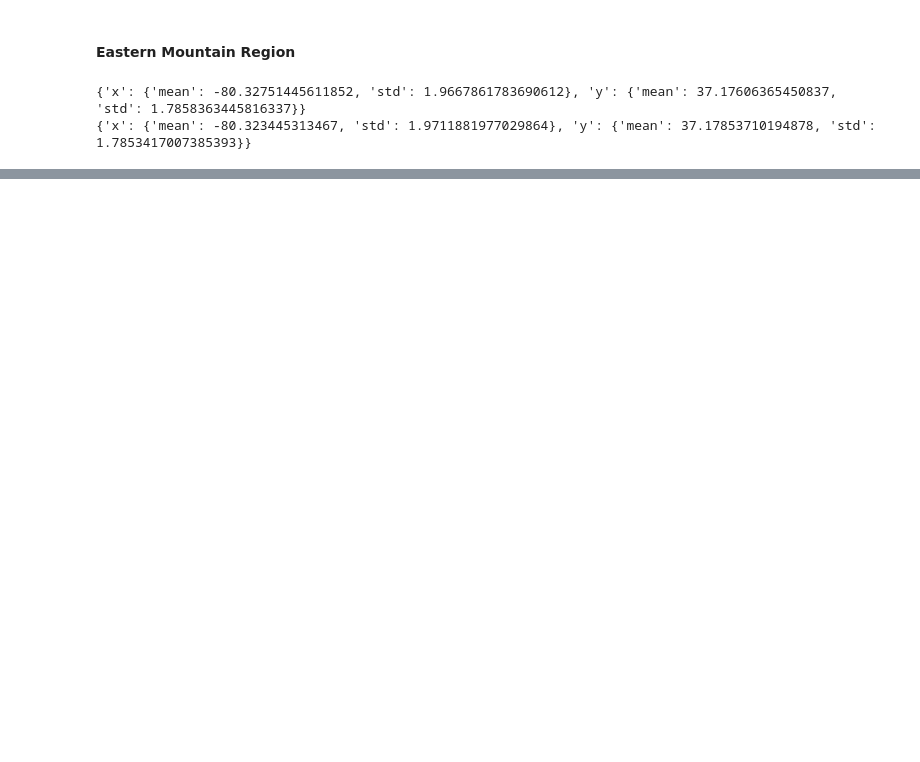
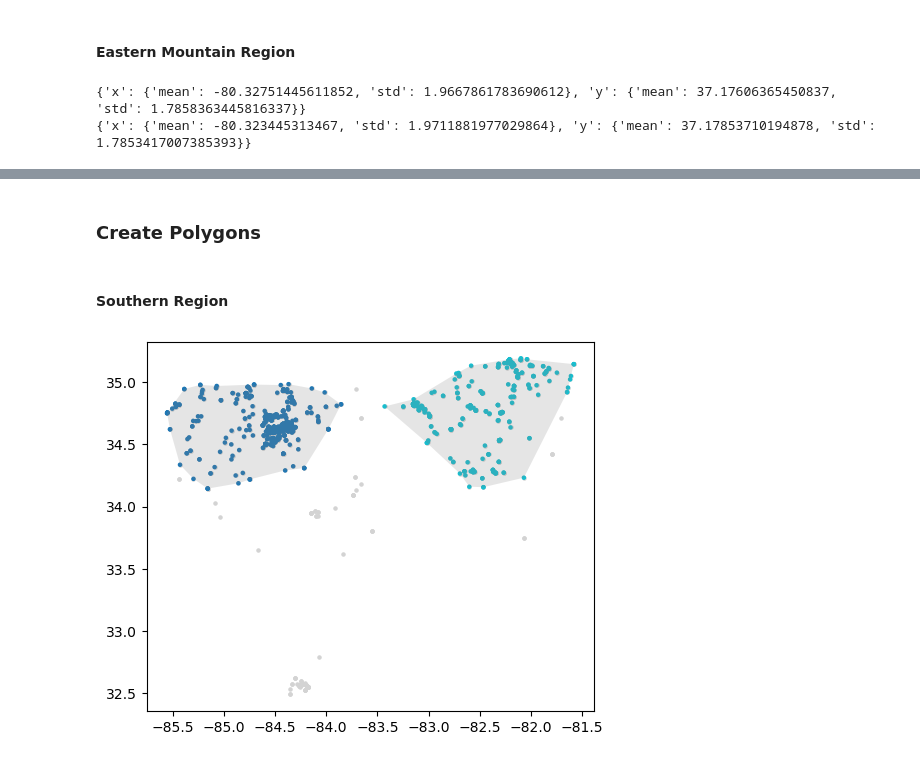
Before and after one commit to FixCarbon/um-mads, a Jupyter notebook: notebooks/create_polygons.ipynb, the cells around one changed output, grey strips where cells are left out. Drawn from its saved outputs; the diff is of its cells as text; code cells hidden in the pictures; blank space fills up the shorter version.

Commit message:
Final polygons

```diff
--- a/notebooks/create_polygons.ipynb
+++ b/notebooks/create_polygons.ipynb
@@ -303,3 +351,27 @@ def collect_cluster_statistics(function, geodataframe, **params):
+# %%
+def save_polygons(folder_path, file_name, geo_data_frame):
+    """
+    Saves a GeoDataFrame to a specified file, adjusting longitude values for compatibility.
+
+    Parameters:
+    - folder_path (str): The path to the folder where the file will be saved.
+    - file_name (str): The name of the file to save.
+    - geo_data_frame (gpd.GeoDataFrame): The GeoDataFrame to be saved.
+
+    This function adjusts the longitude values of the GeoDataFrame's geometries by translating
+    them by 180 degrees to ensure compatibility with NEX-GDDP-CMIP6 specifications.
+    """
+    # Create a Path object for folder_path to ensure correct path manipulation
+    folder = Path(folder_path)
+
+    # Combine the folder path and file name to create the full path to the file
+    file_path = folder / 'processed' / file_name
+
+    # Adjust longitude values to be compatible with NEX-GDDP-CMIP6
+    geo_data_frame.geometry = geo_data_frame.geometry.translate(xoff=180)
+
+    # Save the GeoDataFrame to the specified file in write mode
+    geo_data_frame.to_file(str(file_path), mode='w')
 # %% [markdown]
 ## Execute Functions
 # %% [markdown]
@@ -431,0 +497,19 @@ Figure(640x480)
+# %% [markdown]
+### Create Polygons
+# %% [markdown]
+#### Southern Region
+# %%
+# Return clusters based on final parameters
+gdf_southern_clusters = find_hdbscan_clusters(gdf_southern, **PARAMS)
+
+# Create polygons based on clusters
+gdf_southern_polygons = create_polygons(gdf_southern_clusters, alpha=1.0)
+
+# Plot clusters and polygons
+fig, ax = plot_clusters(gdf_southern_clusters)
+gdf_southern_polygons.plot(ax=ax, alpha=0.2, color='gray')
+
+# Save polygons
+save_polygons('../data', 'gdf_southern_polygons', gdf_southern_polygons)
+# %% [output]
+[figure, added]
```
Also changed, not shown: parts of 26 cells of this notebook, 15 other files.
